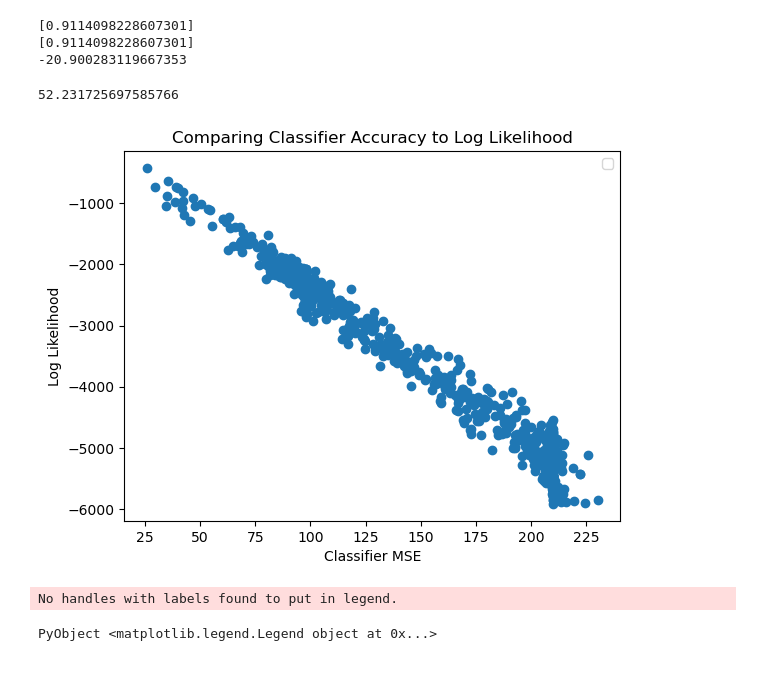
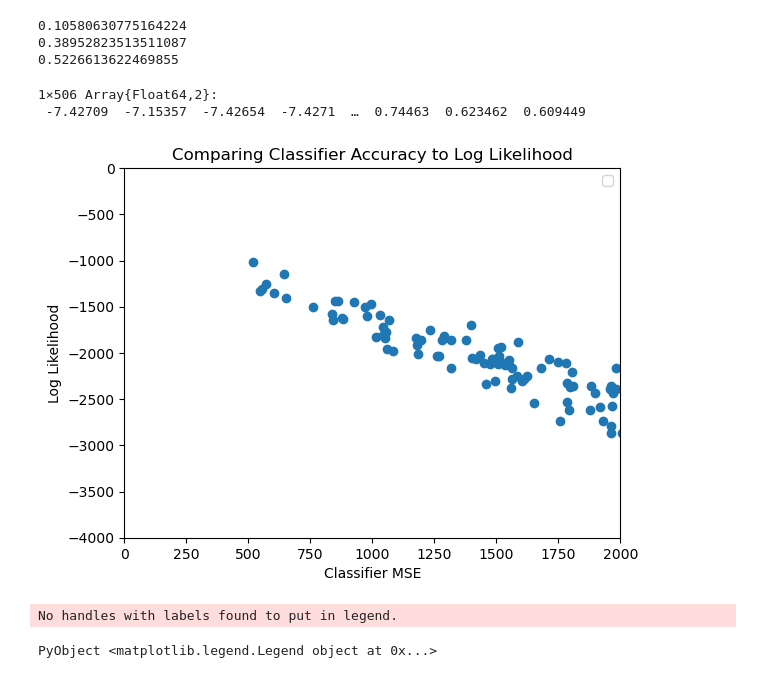
Before and after one commit to jberezow/RJMCMC, a Jupyter notebook: Thesis-RegressionBH.ipynb, the cells around one changed output. Saved outputs shown, nothing was run; the diff lists cells and outputs as text; code cells hidden in the pictures.

```diff
--- a/Thesis-RegressionBH.ipynb
+++ b/Thesis-RegressionBH.ipynb
@@ -13,21 +13,6 @@ include("hmc_mod.jl")
 include("helper_functions.jl")
 include("rj_proposals_layers.jl")
 include("NUTS_CS.jl");
-# %%
-include("rj_proposals_layers.jl")
-obs_master = choicemap()::ChoiceMap
-obs_master[:y] = y
-obs = obs_master;
-Random.seed!(2)
-(trace,) = generate(interpolator, (x,), obs)
-println(trace[(:b,3)])
-(new_trace,q) = layer_death(trace)
-println(new_trace[(:b,2)])
-println(q)
-# %% [output]
-[0.9114098228607301]
-[0.9114098228607301]
--20.900283119667353
 # %%
 #---------------------------
 #Load Boston Housing Dataset
@@ -77,7 +62,7 @@ l_real = 1
 # %%
 #Bayesian Neural Net
 function G(x, trace)
-    activation = relu
+    activation = tanh
     layers = trace[:l]
     ks = [trace[(:k,i)] for i=1:layers]
     for i=1:layers
@@ -122,7 +107,7 @@ end;
     #Standard Deviations
     τ₁ ~ gamma(100,0.001) #Hidden weights and biases
     τ₂ ~ gamma(100*k[1],0.001) #Output weights and biases
-    τᵧ ~ gamma(100*k[l], 0.1)
+    τᵧ ~ gamma(100, 0.02)
     σ₁ = 1/τ₁
     σ₂ = 1/τ₂
     σᵧ = 1/τᵧ
@@ -177,7 +162,7 @@ end;
 
     #Return Network Scores for X
     scores = G(x,obs)
-    scores = Flux.σ.(scores)
+    #scores = Flux.tanh.(scores)
 
     #Regression Likelihood
     y = @trace(mvnormal(vec(scores), Diagonal([σᵧ for i=1:length(x[1,:])])), (:y))
@@ -192,13 +177,17 @@ obs_master[:y] = y
 obs = obs_master;
 
 (best_trace,) = generate(interpolator, (x,), obs)
-#println(best_trace[:τ₁])
-#println(best_trace[:τ₂])
-println(best_trace[:τᵧ])
+println(best_trace[:τ₁])
+println(best_trace[:τ₂])
+println(1 / best_trace[:τᵧ])
 
-test_scores = interpolator(x);
+test_scores = interpolator(x)
 # %% [output]
-52.231725697585766
+0.10580630775164224
+0.38952823513511087
+0.5226613622469855
+1×506 Array{Float64,2}:
+ -7.42709  -7.15357  -7.42654  -7.4271  …  0.74463  0.623462  0.609449
 # %%
 #----------------
 #Test Likelihood
@@ -209,39 +198,40 @@ ks = []
 best_traces = []
 (best_trace,) = generate(interpolator, (x,), obs)
 best_score = get_score(best_trace)
-best_pred_y = Flux.σ.(G(x, best_trace))
+best_pred_y = G(x, best_trace)
 best_mse = mse_regression(best_pred_y, y)
 
 function likelihood(best_trace, best_mse, best_score)
     obs = obs_master;
     (trace,) = generate(interpolator, (x,), obs)
 
-    pred_y = Flux.σ.(G(x, trace))
+    pred_y = (G(x, trace))
     mse = mse_regression(pred_y, y)
     score = get_score(trace)
 
     if mse < best_mse
         best_mse = mse
         best_score = score
         best_trace = trace
         best_pred_y = pred_y
     end
     push!(scores,score)
     push!(mses,mse)
     return(best_trace, best_mse, best_score)
 end;
 
 for i=1:1000
     best_trace, best_mse, best_score = likelihood(best_trace, best_mse, best_score)
 end
 
 PyPlot.scatter(mses, scores)
 plt.title("Comparing Classifier Accuracy to Log Likelihood")
 plt.xlabel("Classifier MSE")
 plt.ylabel("Log Likelihood")
-#plt.ylim(-10000,1)
+plt.ylim(-4000,1)
+plt.xlim(0,2000)
 plt.legend()
 # %% [output]
-[figure, old version]
+[figure, new version]
 No handles with labels found to put in legend.
 PyObject <matplotlib.legend.Legend object at 0x...>
```
Also changed, not shown: parts of 8 cells of this notebook, 2 other files.
